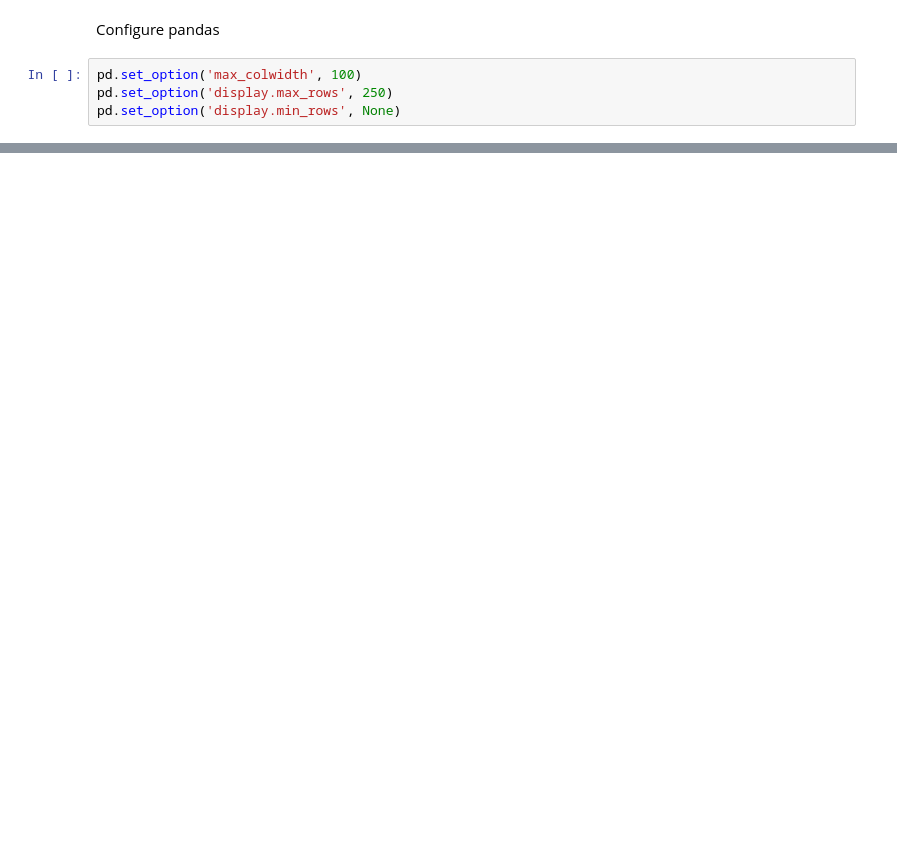
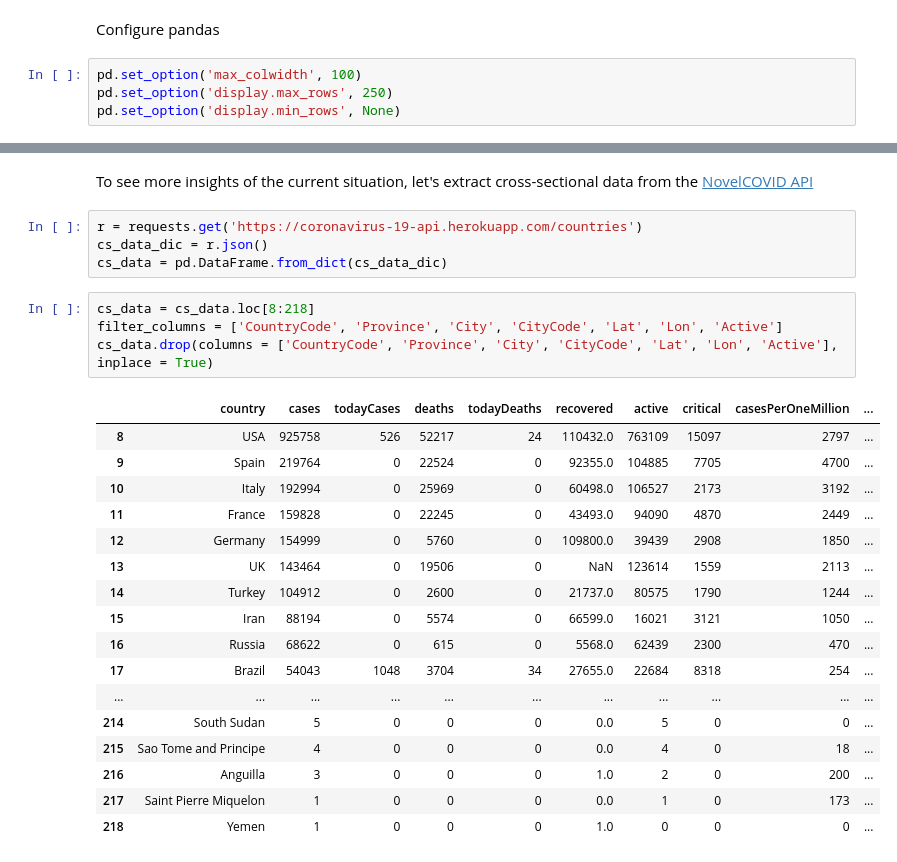
Before and after one commit to eduardblumental/Covid-19, a Jupyter notebook: Covid-19 figures by Eduards Blumentals.ipynb, the cells around one changed output, grey strips where cells are left out. Cells and saved outputs as stored; diff of their text form; blank space fills up the shorter version.

```diff
--- a/Covid-19 figures by Eduards Blumentals.ipynb
+++ b/Covid-19 figures by Eduards Blumentals.ipynb
@@ -87,0 +87,28 @@ TypeError: list indices must be integers or slices, not str
+# %% [markdown]
+To see more insights of the current situation, let's extract cross-sectional data from the [NovelCOVID API](https://github.com/javieraviles/covidAPI)
+# %%
+r = requests.get('https://coronavirus-19-api.herokuapp.com/countries')
+cs_data_dic = r.json()
+cs_data = pd.DataFrame.from_dict(cs_data_dic)
+# %%
+cs_data = cs_data.loc[8:218]
+filter_columns = ['CountryCode', 'Province', 'City', 'CityCode', 'Lat', 'Lon', 'Active']
+cs_data.drop(columns = ['CountryCode', 'Province', 'City', 'CityCode', 'Lat', 'Lon', 'Active'], inplace = True)
+# %% [output]
+|  | country | cases | todayCases | deaths | todayDeaths | recovered | active | critical | casesPerOneMillion | ... |
+| 8 | USA | 925758 | 526 | 52217 | 24 | 110432.0 | 763109 | 15097 | 2797 | ... |
+| 9 | Spain | 219764 | 0 | 22524 | 0 | 92355.0 | 104885 | 7705 | 4700 | ... |
+| 10 | Italy | 192994 | 0 | 25969 | 0 | 60498.0 | 106527 | 2173 | 3192 | ... |
+| 11 | France | 159828 | 0 | 22245 | 0 | 43493.0 | 94090 | 4870 | 2449 | ... |
+| 12 | Germany | 154999 | 0 | 5760 | 0 | 109800.0 | 39439 | 2908 | 1850 | ... |
+| 13 | UK | 143464 | 0 | 19506 | 0 | NaN | 123614 | 1559 | 2113 | ... |
+| 14 | Turkey | 104912 | 0 | 2600 | 0 | 21737.0 | 80575 | 1790 | 1244 | ... |
+| 15 | Iran | 88194 | 0 | 5574 | 0 | 66599.0 | 16021 | 3121 | 1050 | ... |
+| 16 | Russia | 68622 | 0 | 615 | 0 | 5568.0 | 62439 | 2300 | 470 | ... |
+| 17 | Brazil | 54043 | 1048 | 3704 | 34 | 27655.0 | 22684 | 8318 | 254 | ... |
+| ... | ... | ... | ... | ... | ... | ... | ... | ... | ... | ... |
+| 214 | South Sudan | 5 | 0 | 0 | 0 | 0.0 | 5 | 0 | 0 | ... |
+| 215 | Sao Tome and Principe | 4 | 0 | 0 | 0 | 0.0 | 4 | 0 | 18 | ... |
+| 216 | Anguilla | 3 | 0 | 0 | 0 | 1.0 | 2 | 0 | 200 | ... |
+| 217 | Saint Pierre Miquelon | 1 | 0 | 0 | 0 | 0.0 | 1 | 0 | 173 | ... |
+| 218 | Yemen | 1 | 0 | 0 | 0 | 1.0 | 0 | 0 | 0 | ... |
```
Also changed, not shown: parts of 11 cells of this notebook.
